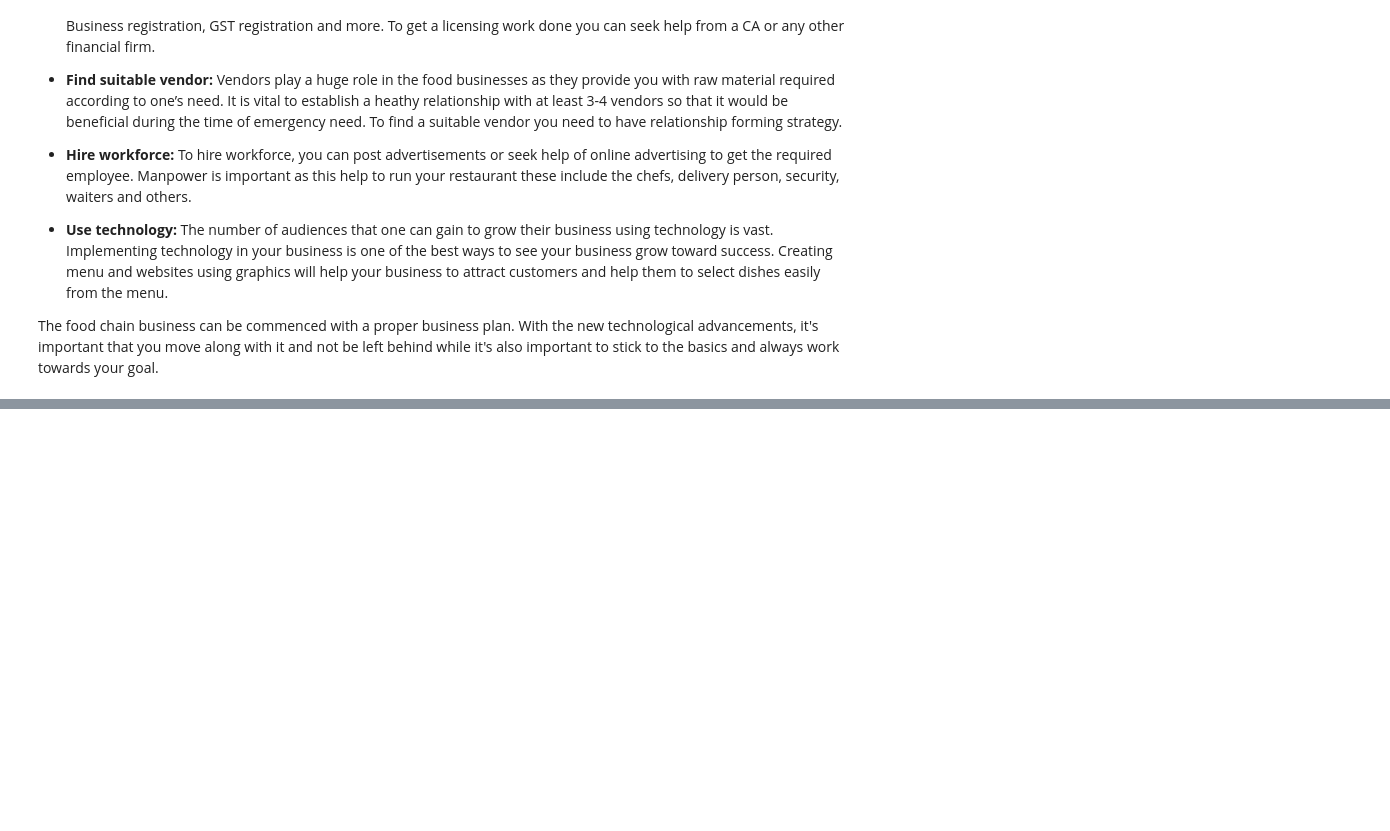
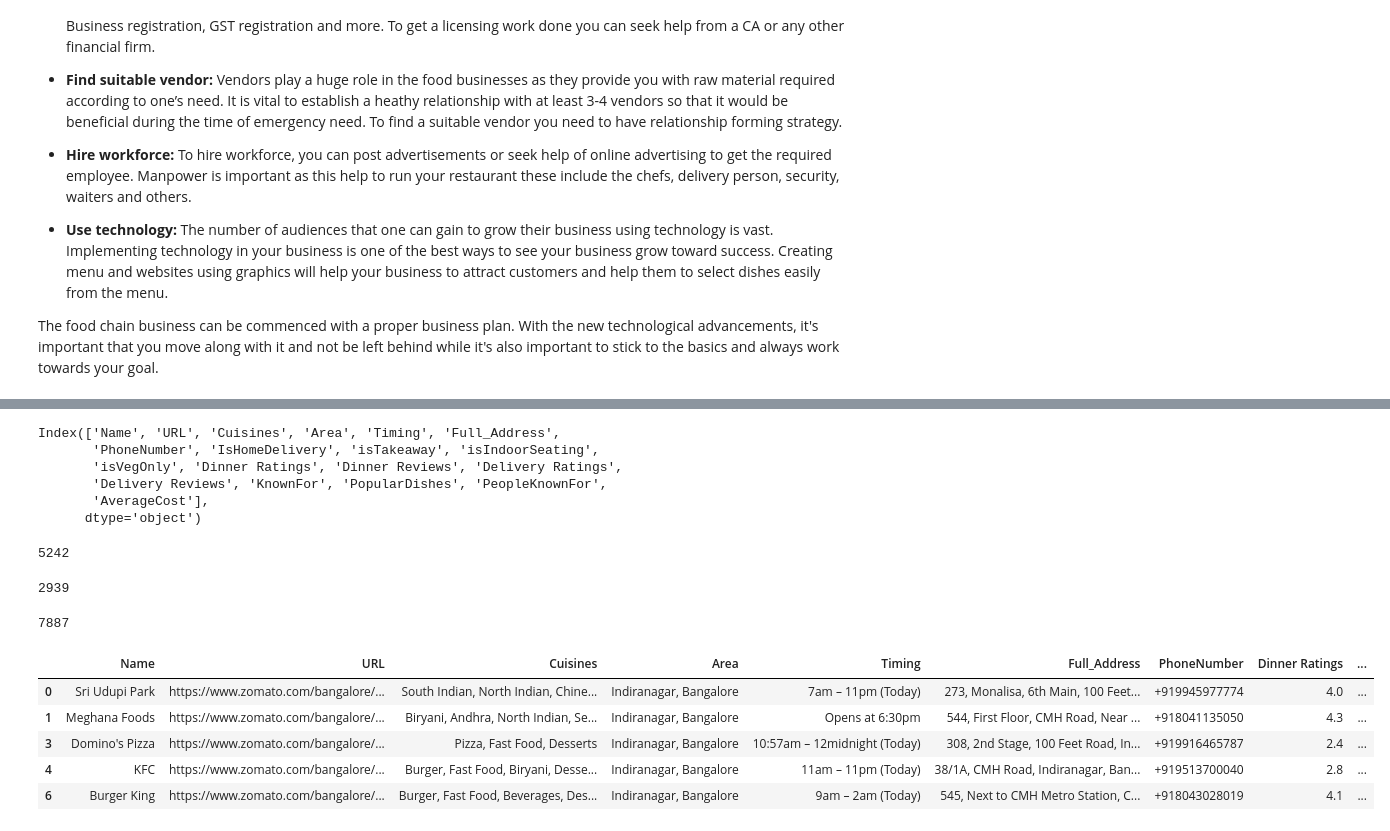
Before and after one commit to DhirajBembade/Capstone-Bangalore-Restaurants, a Jupyter notebook: Project Bangalore Restaurants.ipynb, the cells around one changed output, grey strips where cells are left out. Saved outputs shown, nothing was run; the diff lists cells and outputs as text; code cells hidden in the pictures; blank space fills up the shorter version.

```diff
--- a/Project Bangalore Restaurants.ipynb
+++ b/Project Bangalore Restaurants.ipynb
@@ -67,0 +225,31 @@ The food chain business can be commenced with a proper business plan. With the n
+# %%
+df.columns
+# %% [output]
+Index(['Name', 'URL', 'Cuisines', 'Area', 'Timing', 'Full_Address',
+       'PhoneNumber', 'IsHomeDelivery', 'isTakeaway', 'isIndoorSeating',
+       'isVegOnly', 'Dinner Ratings', 'Dinner Reviews', 'Delivery Ratings',
+       'Delivery Reviews', 'KnownFor', 'PopularDishes', 'PeopleKnownFor',
+       'AverageCost'],
+      dtype='object')
+# %%
+len(df.Name.unique())
+# %% [output]
+5242
+# %%
+len(df.Cuisines.unique())
+# %% [output]
+2939
+# %%
+len(df.Full_Address.unique())
+# %% [output]
+7887
+# %%
+df.dropna(inplace=True)
+df.head()
+# %% [output]
+|  | Name | URL | Cuisines | Area | Timing | Full_Address | PhoneNumber | Dinner Ratings | ... |
+| 0 | Sri Udupi Park | https://www.zomato.com/bangalore/... | South Indian, North Indian, Chine... | Indiranagar, Bangalore | 7am – 11pm (Today) | 273, Monalisa, 6th Main, 100 Feet... | +919945977774 | 4.0 | ... |
+| 1 | Meghana Foods | https://www.zomato.com/bangalore/... | Biryani, Andhra, North Indian, Se... | Indiranagar, Bangalore | Opens at 6:30pm | 544, First Floor, CMH Road, Near ... | +918041135050 | 4.3 | ... |
+| 3 | Domino's Pizza | https://www.zomato.com/bangalore/... | Pizza, Fast Food, Desserts | Indiranagar, Bangalore | 10:57am – 12midnight (Today) | 308, 2nd Stage, 100 Feet Road, In... | +919916465787 | 2.4 | ... |
+| 4 | KFC | https://www.zomato.com/bangalore/... | Burger, Fast Food, Biryani, Desse... | Indiranagar, Bangalore | 11am – 11pm (Today) | 38/1A, CMH Road, Indiranagar, Ban... | +919513700040 | 2.8 | ... |
+| 6 | Burger King | https://www.zomato.com/bangalore/... | Burger, Fast Food, Beverages, Des... | Indiranagar, Bangalore | 9am – 2am (Today) | 545, Next to CMH Metro Station, C... | +918043028019 | 4.1 | ... |
```
Also changed, not shown: parts of 18 cells of this notebook.
